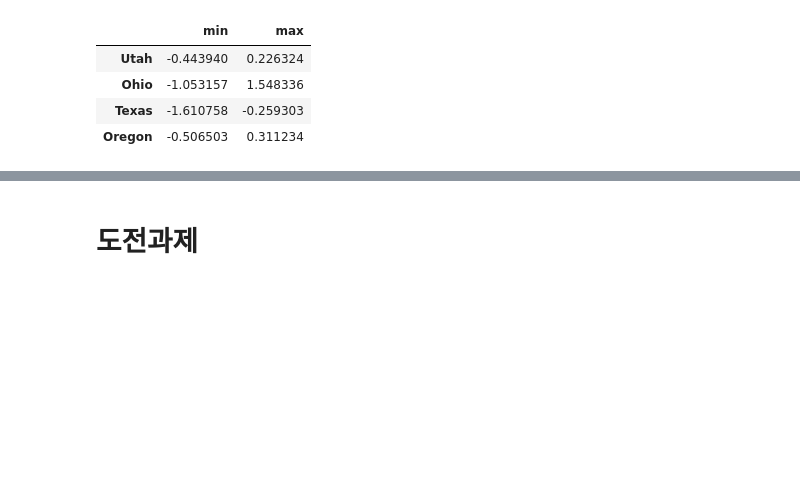
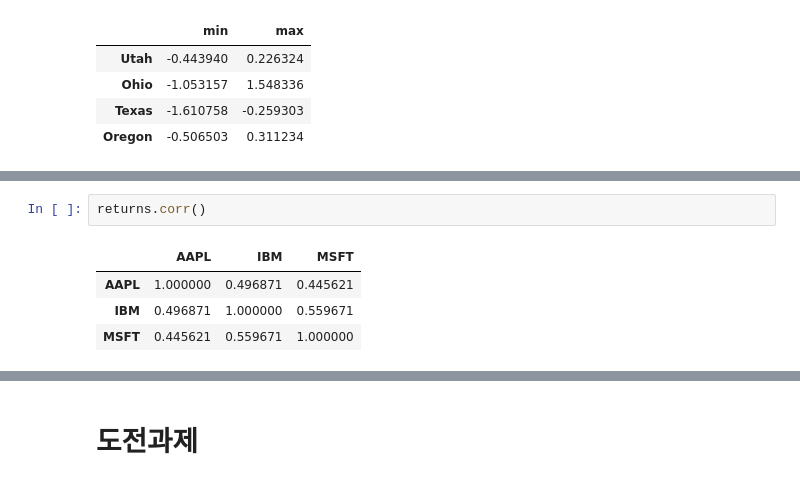
Before and after one commit to lseongjoo/bigpy, a Jupyter notebook: pandas.ipynb, the cells around one changed output, grey strips where cells are left out. Saved outputs shown, nothing was run; the diff lists cells and outputs as text; blank space fills up the shorter version.

```diff
--- a/pandas.ipynb
+++ b/pandas.ipynb
@@ -1226,0 +1277,7 @@ frame.apply(f, axis=1)
+# %%
+returns.corr()
+# %% [output]
+|  | AAPL | IBM | MSFT |
+| AAPL | 1.000000 | 0.496871 | 0.445621 |
+| IBM | 0.496871 | 1.000000 | 0.559671 |
+| MSFT | 0.445621 | 0.559671 | 1.000000 |
```
Also changed, not shown: parts of 11 cells of this notebook.
